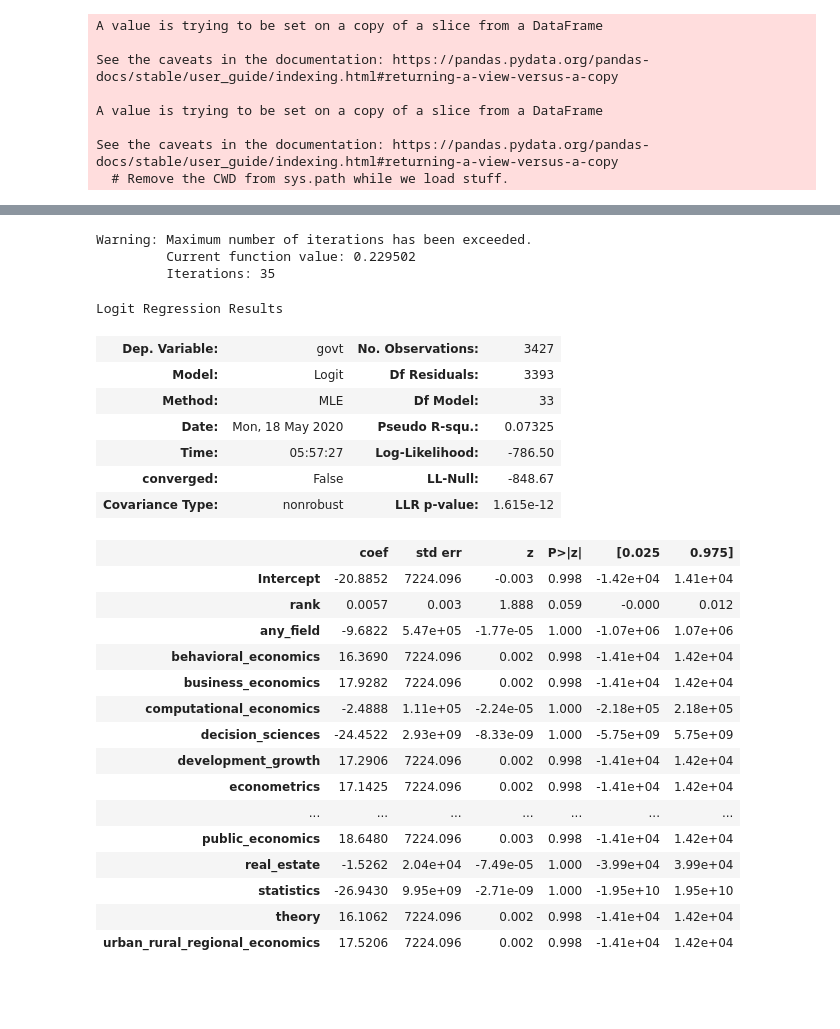
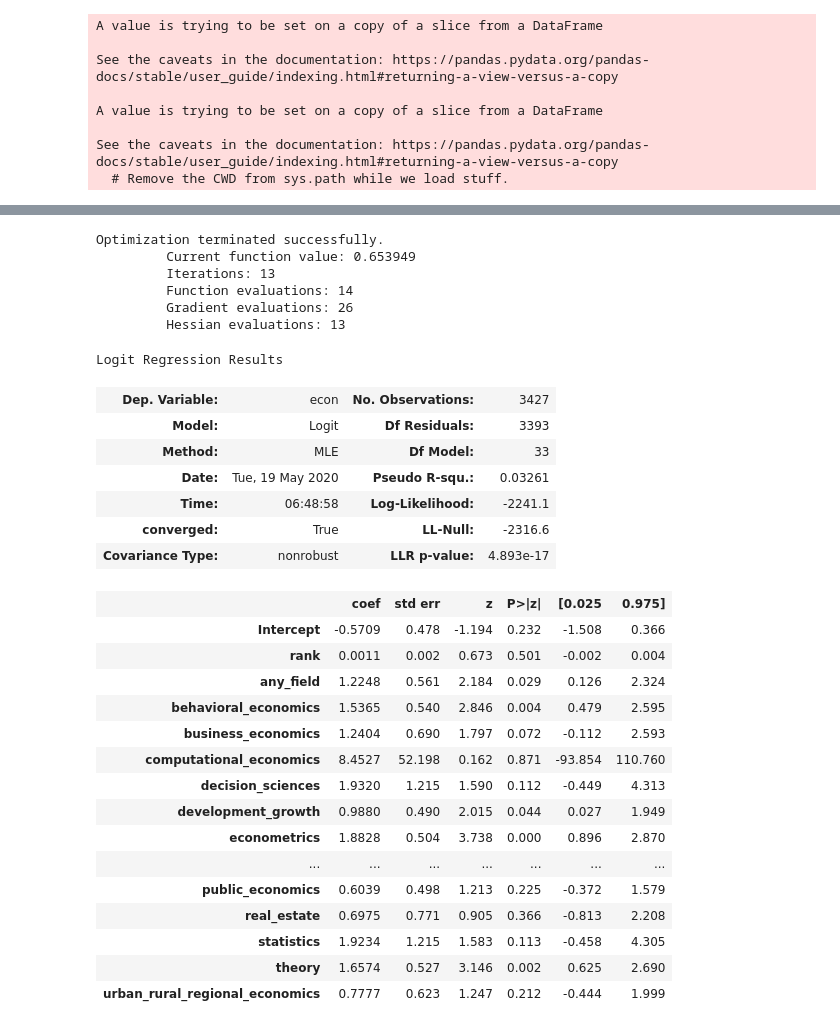
Before and after one commit to aadsouza/notebooks, a Jupyter notebook: econjobmarket/data_regressions.ipynb, the cells around one changed output, grey strips where cells are left out. Drawn from its saved outputs; the diff is of its cells as text; code cells hidden in the pictures; blank space fills up the shorter version.

```diff
--- a/econjobmarket/data_regressions.ipynb
+++ b/econjobmarket/data_regressions.ipynb
@@ -191,0 +293,4 @@ Text(0.5, 1.0, 'Correlation Matrix')
+# %%
+ranking_foo_data = pd.read_json("tilberg_rankings.json") #set directory as necessary
+pd.set_option('display.max_rows', ranking_foo_data.shape[0]+1)
+ranking_foo_data.sort_values(by = ["rank"])
@@ -454,38 +597,41 @@ See the caveats in the documentation: https://pandas.pydata.org/pandas-docs/stab
 # %%
 from patsy import dmatrices
 
-y_govt, X_rank = dmatrices("govt ~ rank + " + app_fields_ser.str.cat(sep=" + "), data_with_dummies, return_type = "dataframe")
+y_econ, X_rank = dmatrices("econ ~ rank + " + app_fields_ser.str.cat(sep=" + "), data_with_dummies, return_type = "dataframe")
 
-govt_regression = sm.Logit(y_govt, X_rank)
-govt_regression.fit().summary()
+econ_regression = sm.Logit(y_econ, X_rank)
+econ_regression.fit(method = "ncg").summary() #arbitrary choice of solver
 # %% [output]
-Warning: Maximum number of iterations has been exceeded.
-         Current function value: 0.229502
-         Iterations: 35
+Optimization terminated successfully.
+         Current function value: 0.653949
+         Iterations: 13
+         Function evaluations: 14
+         Gradient evaluations: 26
+         Hessian evaluations: 13
 Logit Regression Results
-| Dep. Variable: | govt | No. Observations: | 3427 |
+| Dep. Variable: | econ | No. Observations: | 3427 |
 | Model: | Logit | Df Residuals: | 3393 |
 | Method: | MLE | Df Model: | 33 |
-| Date: | Mon, 18 May 2020 | Pseudo R-squ.: | 0.07325 |
-| Time: | 05:57:27 | Log-Likelihood: | -786.50 |
-| converged: | False | LL-Null: | -848.67 |
-| Covariance Type: | nonrobust | LLR p-value: | 1.615e-12 |
+| Date: | Tue, 19 May 2020 | Pseudo R-squ.: | 0.03261 |
+| Time: | 06:48:58 | Log-Likelihood: | -2241.1 |
+| converged: | True | LL-Null: | -2316.6 |
+| Covariance Type: | nonrobust | LLR p-value: | 4.893e-17 |
 |  | coef | std err | z | P>|z| | [0.025 | 0.975] |
-| Intercept | -20.8852 | 7224.096 | -0.003 | 0.998 | -1.42e+04 | 1.41e+04 |
-| rank | 0.0057 | 0.003 | 1.888 | 0.059 | -0.000 | 0.012 |
-| any_field | -9.6822 | 5.47e+05 | -1.77e-05 | 1.000 | -1.07e+06 | 1.07e+06 |
-| behavioral_economics | 16.3690 | 7224.096 | 0.002 | 0.998 | -1.41e+04 | 1.42e+04 |
-| business_economics | 17.9282 | 7224.096 | 0.002 | 0.998 | -1.41e+04 | 1.42e+04 |
-| computational_economics | -2.4888 | 1.11e+05 | -2.24e-05 | 1.000 | -2.18e+05 | 2.18e+05 |
-| decision_sciences | -24.4522 | 2.93e+09 | -8.33e-09 | 1.000 | -5.75e+09 | 5.75e+09 |
-| development_growth | 17.2906 | 7224.096 | 0.002 | 0.998 | -1.41e+04 | 1.42e+04 |
-| econometrics | 17.1425 | 7224.096 | 0.002 | 0.998 | -1.41e+04 | 1.42e+04 |
+| Intercept | -0.5709 | 0.478 | -1.194 | 0.232 | -1.508 | 0.366 |
+| rank | 0.0011 | 0.002 | 0.673 | 0.501 | -0.002 | 0.004 |
+| any_field | 1.2248 | 0.561 | 2.184 | 0.029 | 0.126 | 2.324 |
+| behavioral_economics | 1.5365 | 0.540 | 2.846 | 0.004 | 0.479 | 2.595 |
+| business_economics | 1.2404 | 0.690 | 1.797 | 0.072 | -0.112 | 2.593 |
+| computational_economics | 8.4527 | 52.198 | 0.162 | 0.871 | -93.854 | 110.760 |
+| decision_sciences | 1.9320 | 1.215 | 1.590 | 0.112 | -0.449 | 4.313 |
+| development_growth | 0.9880 | 0.490 | 2.015 | 0.044 | 0.027 | 1.949 |
+| econometrics | 1.8828 | 0.504 | 3.738 | 0.000 | 0.896 | 2.870 |
 | ... | ... | ... | ... | ... | ... | ... |
-| public_economics | 18.6480 | 7224.096 | 0.003 | 0.998 | -1.41e+04 | 1.42e+04 |
-| real_estate | -1.5262 | 2.04e+04 | -7.49e-05 | 1.000 | -3.99e+04 | 3.99e+04 |
-| statistics | -26.9430 | 9.95e+09 | -2.71e-09 | 1.000 | -1.95e+10 | 1.95e+10 |
-| theory | 16.1062 | 7224.096 | 0.002 | 0.998 | -1.41e+04 | 1.42e+04 |
-| urban_rural_regional_economics | 17.5206 | 7224.096 | 0.002 | 0.998 | -1.41e+04 | 1.42e+04 |
+| public_economics | 0.6039 | 0.498 | 1.213 | 0.225 | -0.372 | 1.579 |
+| real_estate | 0.6975 | 0.771 | 0.905 | 0.366 | -0.813 | 2.208 |
+| statistics | 1.9234 | 1.215 | 1.583 | 0.113 | -0.458 | 4.305 |
+| theory | 1.6574 | 0.527 | 3.146 | 0.002 | 0.625 | 2.690 |
+| urban_rural_regional_economics | 0.7777 | 0.623 | 1.247 | 0.212 | -0.444 | 1.999 |
 # %%
 from patsy import dmatrices
 
```
Also changed, not shown: parts of 23 cells of this notebook.
